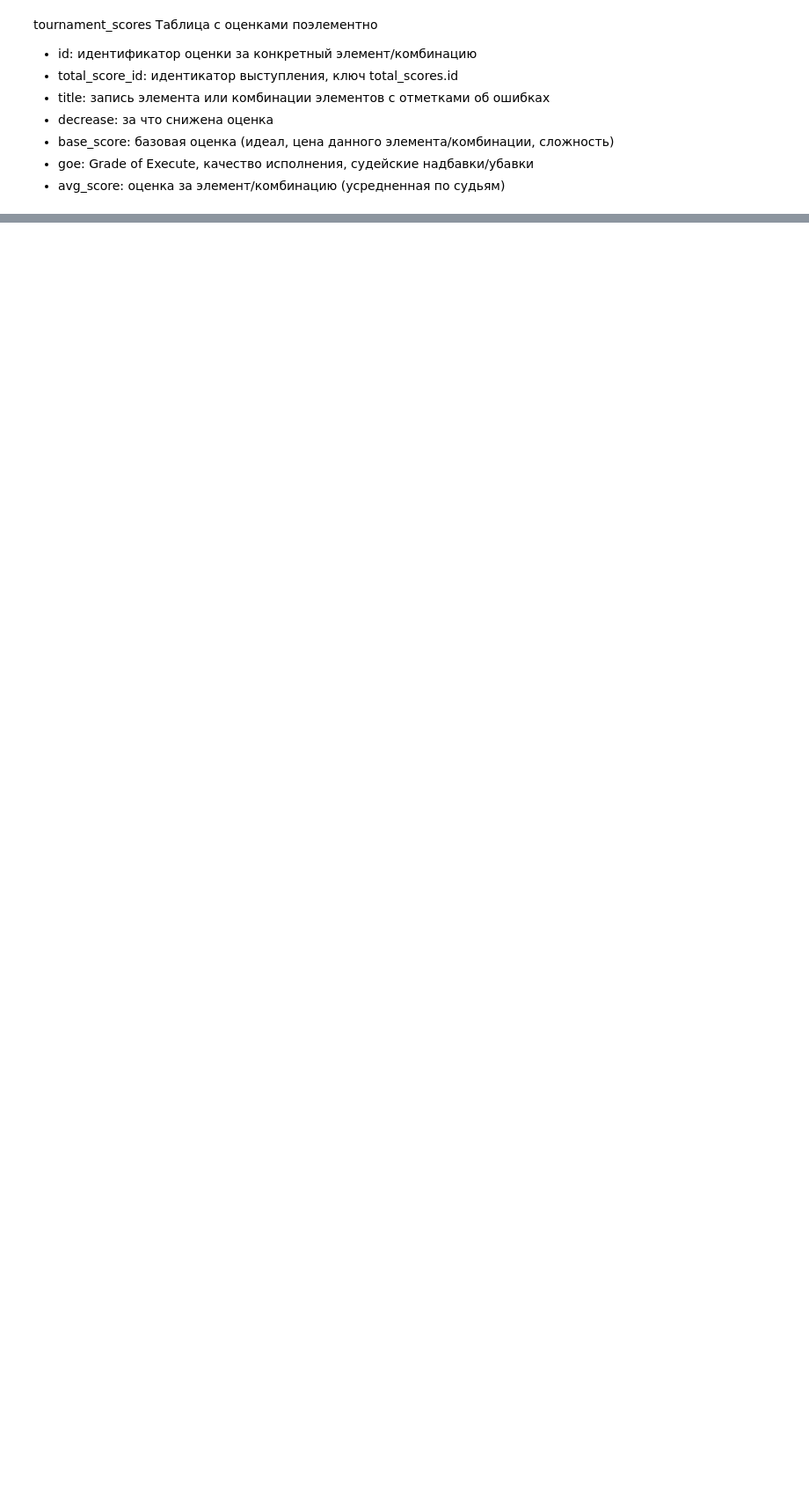
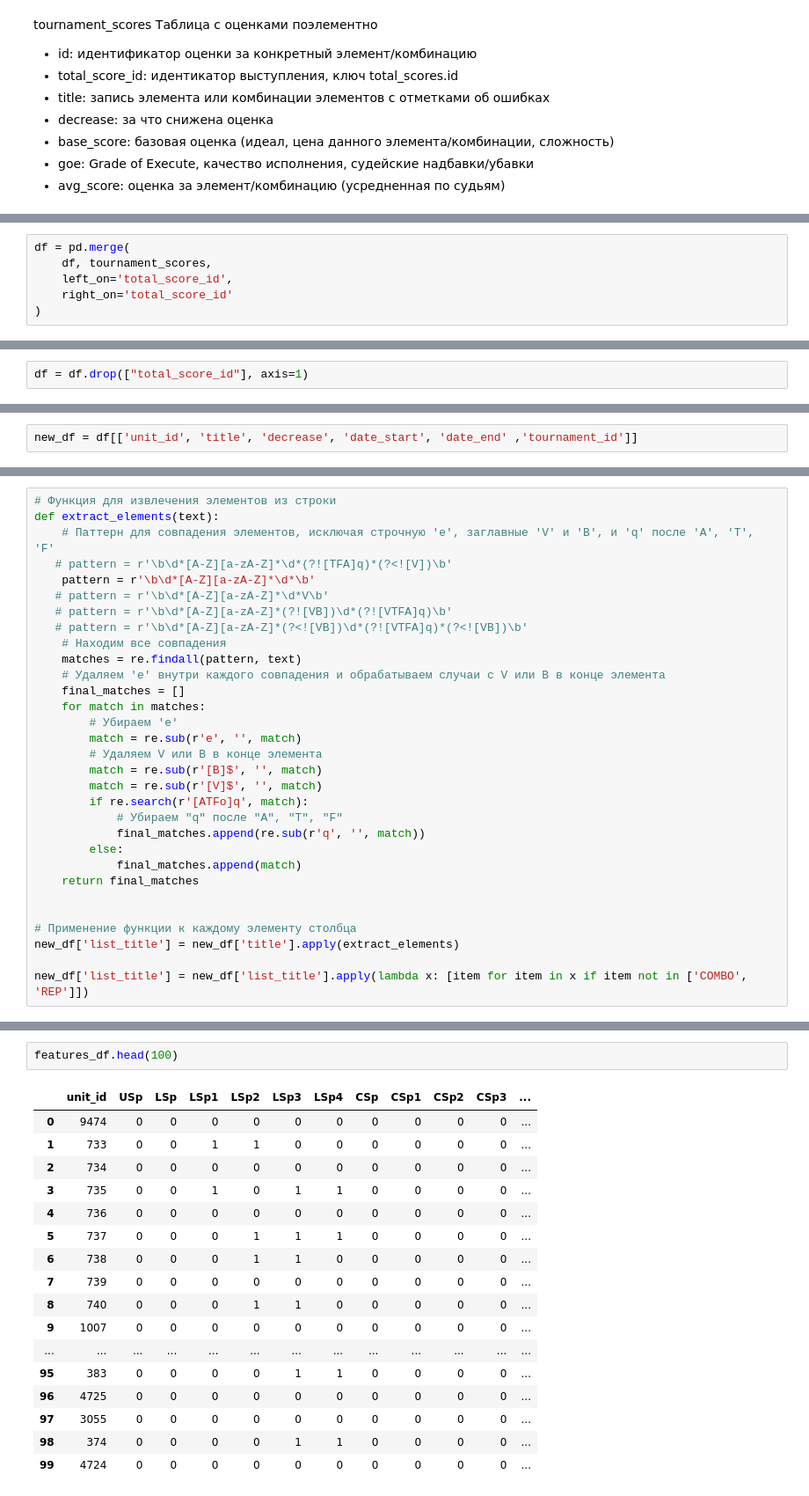
Before and after one commit to keda88/Portfolio, a Jupyter notebook: My champion/My champion.ipynb, the cells around one changed output, grey strips where cells are left out. Shown: that part at 88% size. Drawn from its saved outputs; the diff is of its cells as text; blank space fills up the shorter version.

```diff
--- a/My champion/My champion.ipynb
+++ b/My champion/My champion.ipynb
@@ -206,0 +387,6 @@ tournament_scores Таблица с оценками поэлементно
+# %%
+df = pd.merge(
+    df, tournament_scores,
+    left_on='total_score_id',
+    right_on='total_score_id'
+)
@@ -206,0 +409,2 @@ tournament_scores Таблица с оценками поэлементно
+# %%
+df = df.drop(["total_score_id"], axis=1)
@@ -206,0 +485,2 @@ tournament_scores Таблица с оценками поэлементно
+# %%
+new_df = df[['unit_id', 'title', 'decrease', 'date_start', 'date_end' ,'tournament_id']]
@@ -206,0 +541,31 @@ tournament_scores Таблица с оценками поэлементно
+# %%
+# Функция для извлечения элементов из строки
+def extract_elements(text):
+    # Паттерн для совпадения элементов, исключая строчную 'e', заглавные 'V' и 'B', и 'q' после 'A', 'T', 'F'
+   # pattern = r'\b\d*[A-Z][a-zA-Z]*\d*(?![TFA]q)*(?<![V])\b'
+    pattern = r'\b\d*[A-Z][a-zA-Z]*\d*\b'
+   # pattern = r'\b\d*[A-Z][a-zA-Z]*\d*V\b'
+   # pattern = r'\b\d*[A-Z][a-zA-Z]*(?![VB])\d*(?![VTFA]q)\b'
+   # pattern = r'\b\d*[A-Z][a-zA-Z]*(?<![VB])\d*(?![VTFA]q)*(?<![VB])\b'
+    # Находим все совпадения
+    matches = re.findall(pattern, text)
+    # Удаляем 'e' внутри каждого совпадения и обрабатываем случаи с V или B в конце элемента
+    final_matches = []
+    for match in matches:
+        # Убираем 'e'
+        match = re.sub(r'e', '', match)
+        # Удаляем V или B в конце элемента
+        match = re.sub(r'[B]$', '', match)
+        match = re.sub(r'[V]$', '', match)
+        if re.search(r'[ATFo]q', match):
+            # Убираем "q" после "A", "T", "F"
+            final_matches.append(re.sub(r'q', '', match))
+        else:
+            final_matches.append(match)
+    return final_matches
+
+
+# Применение функции к каждому элементу столбца
+new_df['list_title'] = new_df['title'].apply(extract_elements)
+
+new_df['list_title'] = new_df['list_title'].apply(lambda x: [item for item in x if item not in ['COMBO', 'REP']])
@@ -206,0 +699,20 @@ tournament_scores Таблица с оценками поэлементно
+# %%
+features_df.head(100)
+# %% [output]
+|  | unit_id | USp | LSp | LSp1 | LSp2 | LSp3 | LSp4 | CSp | CSp1 | CSp2 | CSp3 | ... |
+| 0 | 9474 | 0 | 0 | 0 | 0 | 0 | 0 | 0 | 0 | 0 | 0 | ... |
+| 1 | 733 | 0 | 0 | 1 | 1 | 0 | 0 | 0 | 0 | 0 | 0 | ... |
+| 2 | 734 | 0 | 0 | 0 | 0 | 0 | 0 | 0 | 0 | 0 | 0 | ... |
+| 3 | 735 | 0 | 0 | 1 | 0 | 1 | 1 | 0 | 0 | 0 | 0 | ... |
+| 4 | 736 | 0 | 0 | 0 | 0 | 0 | 0 | 0 | 0 | 0 | 0 | ... |
+| 5 | 737 | 0 | 0 | 0 | 1 | 1 | 1 | 0 | 0 | 0 | 0 | ... |
+| 6 | 738 | 0 | 0 | 0 | 1 | 1 | 0 | 0 | 0 | 0 | 0 | ... |
+| 7 | 739 | 0 | 0 | 0 | 0 | 0 | 0 | 0 | 0 | 0 | 0 | ... |
+| 8 | 740 | 0 | 0 | 0 | 1 | 1 | 0 | 0 | 0 | 0 | 0 | ... |
+| 9 | 1007 | 0 | 0 | 0 | 0 | 0 | 0 | 0 | 0 | 0 | 0 | ... |
+| ... | ... | ... | ... | ... | ... | ... | ... | ... | ... | ... | ... | ... |
+| 95 | 383 | 0 | 0 | 0 | 0 | 1 | 1 | 0 | 0 | 0 | 0 | ... |
+| 96 | 4725 | 0 | 0 | 0 | 0 | 0 | 0 | 0 | 0 | 0 | 0 | ... |
+| 97 | 3055 | 0 | 0 | 0 | 0 | 0 | 0 | 0 | 0 | 0 | 0 | ... |
+| 98 | 374 | 0 | 0 | 0 | 0 | 1 | 1 | 0 | 0 | 0 | 0 | ... |
+| 99 | 4724 | 0 | 0 | 0 | 0 | 0 | 0 | 0 | 0 | 0 | 0 | ... |
```
Also changed, not shown: parts of 46 cells of this notebook.
